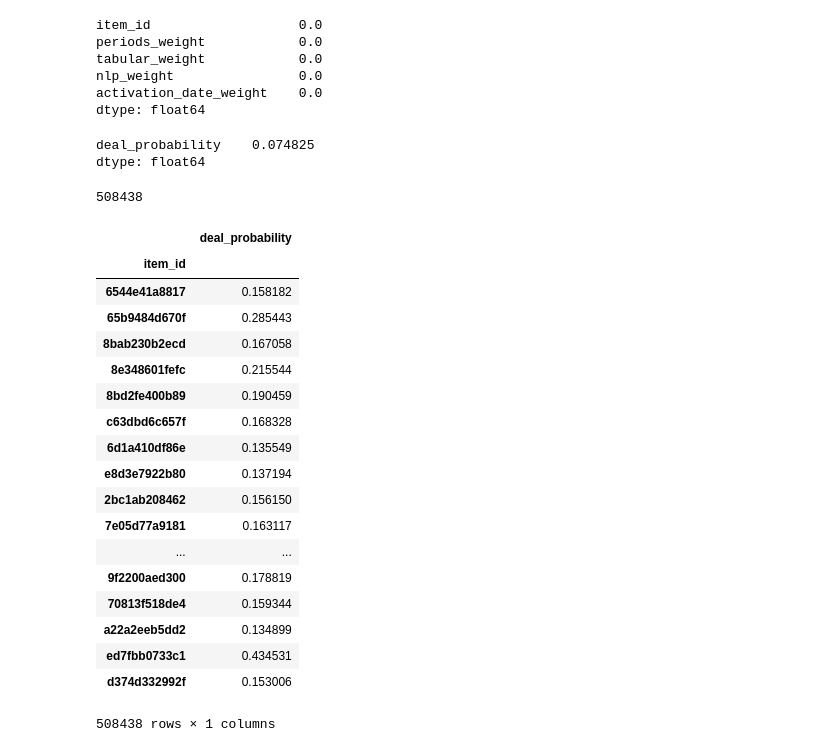
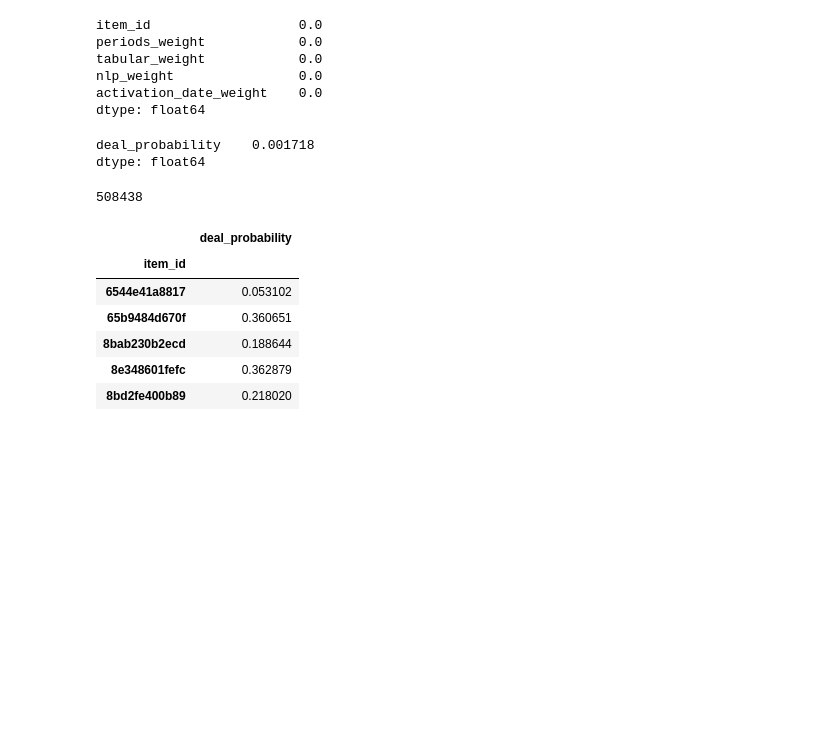
Before and after one commit to albalu/gdso-avito, a Jupyter notebook: predictions/ensemble.ipynb, the cells around one changed output. Saved outputs shown, nothing was run; the diff lists cells and outputs as text; code cells hidden in the pictures; blank space fills up the shorter version.

Commit message:
update tabular predictions

```diff
--- a/predictions/ensemble.ipynb
+++ b/predictions/ensemble.ipynb
@@ -15,10 +15,10 @@ tabular = pd.read_csv('tabular.csv')
 # %%
 nlp = pd.read_csv('nlp.csv')
 # %%
-test['periods_weight'] = 5.0
-test['tabular_weight'] = 2.0
-test['nlp_weight'] = 1.0
-test['activation_date_weight'] = 0.5
+test['periods_weight'] = 0.0
+test['tabular_weight'] = 5.0
+test['nlp_weight'] = 0.0
+test['activation_date_weight'] = 0.0
 # %%
 len(test)
 # %% [output]
@@ -76,7 +76,7 @@ submission[submission < 0] = 0.0
 
 submission.min()
 # %% [output]
-deal_probability    0.074825
+deal_probability    0.001718
 dtype: float64
 # %%
 submission.to_csv('submission.csv')
@@ -85,24 +85,12 @@ len(submission)
 # %% [output]
 508438
 # %%
-submission
+submission.head()
 # %% [output]
 |  | deal_probability |
 | item_id |  |
-| 6544e41a8817 | 0.158182 |
-| 65b9484d670f | 0.285443 |
-| 8bab230b2ecd | 0.167058 |
-| 8e348601fefc | 0.215544 |
-| 8bd2fe400b89 | 0.190459 |
-| c63dbd6c657f | 0.168328 |
-| 6d1a410df86e | 0.135549 |
-| e8d3e7922b80 | 0.137194 |
-| 2bc1ab208462 | 0.156150 |
-| 7e05d77a9181 | 0.163117 |
-| ... | ... |
-| 9f2200aed300 | 0.178819 |
-| 70813f518de4 | 0.159344 |
-| a22a2eeb5dd2 | 0.134899 |
-| ed7fbb0733c1 | 0.434531 |
-| d374d332992f | 0.153006 |
+| 6544e41a8817 | 0.053102 |
+| 65b9484d670f | 0.360651 |
+| 8bab230b2ecd | 0.188644 |
+| 8e348601fefc | 0.362879 |
+| 8bd2fe400b89 | 0.218020 |
-508438 rows × 1 columns
```
Also changed, not shown: 4 other files.
